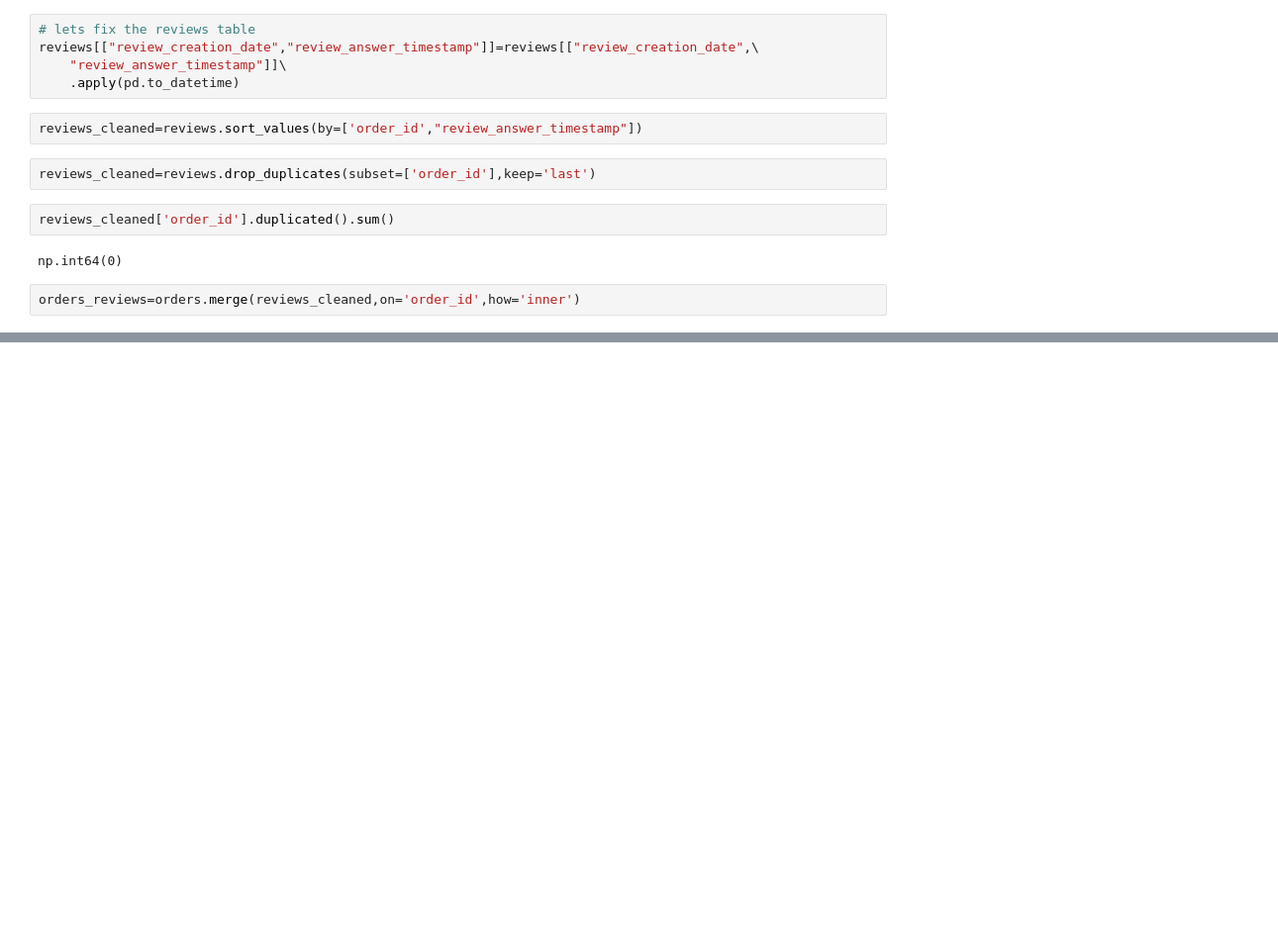
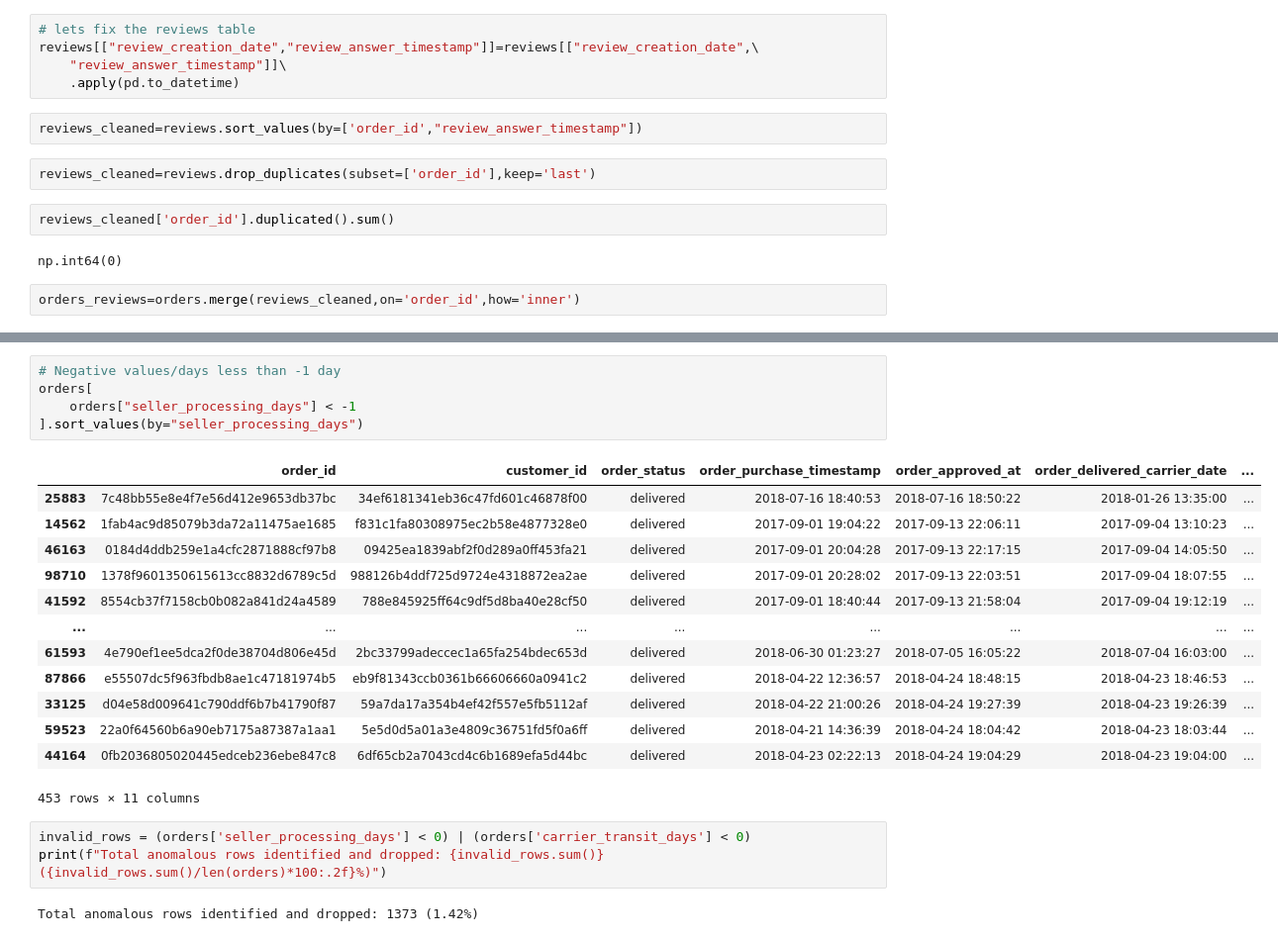
Before and after one commit to omkaryadav-11/olist-delivery-analysis, a Jupyter notebook: analysis.ipynb, the cells around one changed output, grey strips where cells are left out. Shown at 99% size. Drawn from its saved outputs; the diff is of its cells as text; blank space fills up the shorter version.

```diff
--- a/analysis.ipynb
+++ b/analysis.ipynb
@@ -288,0 +429,24 @@ This finding suggests that delivery performance is strongly associated with cust
+# %%
+# Negative values/days less than -1 day
+orders[
+    orders["seller_processing_days"] < -1
+].sort_values(by="seller_processing_days")
+# %% [output]
+|  | order_id | customer_id | order_status | order_purchase_timestamp | order_approved_at | order_delivered_carrier_date | ... |
+| 25883 | 7c48bb55e8e4f7e56d412e9653db37bc | 34ef6181341eb36c47fd601c46878f00 | delivered | 2018-07-16 18:40:53 | 2018-07-16 18:50:22 | 2018-01-26 13:35:00 | ... |
+| 14562 | 1fab4ac9d85079b3da72a11475ae1685 | f831c1fa80308975ec2b58e4877328e0 | delivered | 2017-09-01 19:04:22 | 2017-09-13 22:06:11 | 2017-09-04 13:10:23 | ... |
+| 46163 | 0184d4ddb259e1a4cfc2871888cf97b8 | 09425ea1839abf2f0d289a0ff453fa21 | delivered | 2017-09-01 20:04:28 | 2017-09-13 22:17:15 | 2017-09-04 14:05:50 | ... |
+| 98710 | 1378f9601350615613cc8832d6789c5d | 988126b4ddf725d9724e4318872ea2ae | delivered | 2017-09-01 20:28:02 | 2017-09-13 22:03:51 | 2017-09-04 18:07:55 | ... |
+| 41592 | 8554cb37f7158cb0b082a841d24a4589 | 788e845925ff64c9df5d8ba40e28cf50 | delivered | 2017-09-01 18:40:44 | 2017-09-13 21:58:04 | 2017-09-04 19:12:19 | ... |
+| ... | ... | ... | ... | ... | ... | ... | ... |
+| 61593 | 4e790ef1ee5dca2f0de38704d806e45d | 2bc33799adeccec1a65fa254bdec653d | delivered | 2018-06-30 01:23:27 | 2018-07-05 16:05:22 | 2018-07-04 16:03:00 | ... |
+| 87866 | e55507dc5f963fbdb8ae1c47181974b5 | eb9f81343ccb0361b66606660a0941c2 | delivered | 2018-04-22 12:36:57 | 2018-04-24 18:48:15 | 2018-04-23 18:46:53 | ... |
+| 33125 | d04e58d009641c790ddf6b7b41790f87 | 59a7da17a354b4ef42f557e5fb5112af | delivered | 2018-04-22 21:00:26 | 2018-04-24 19:27:39 | 2018-04-23 19:26:39 | ... |
+| 59523 | 22a0f64560b6a90eb7175a87387a1aa1 | 5e5d0d5a01a3e4809c36751fd5f0a6ff | delivered | 2018-04-21 14:36:39 | 2018-04-24 18:04:42 | 2018-04-23 18:03:44 | ... |
+| 44164 | 0fb2036805020445edceb236ebe847c8 | 6df65cb2a7043cd4c6b1689efa5d44bc | delivered | 2018-04-23 02:22:13 | 2018-04-24 19:04:29 | 2018-04-23 19:04:00 | ... |
+453 rows × 11 columns
+# %%
+invalid_rows = (orders['seller_processing_days'] < 0) | (orders['carrier_transit_days'] < 0)
+print(f"Total anomalous rows identified and dropped: {invalid_rows.sum()} ({invalid_rows.sum()/len(orders)*100:.2f}%)")
+# %% [output]
+Total anomalous rows identified and dropped: 1373 (1.42%)
```
Also changed, not shown: parts of 28 cells of this notebook.
